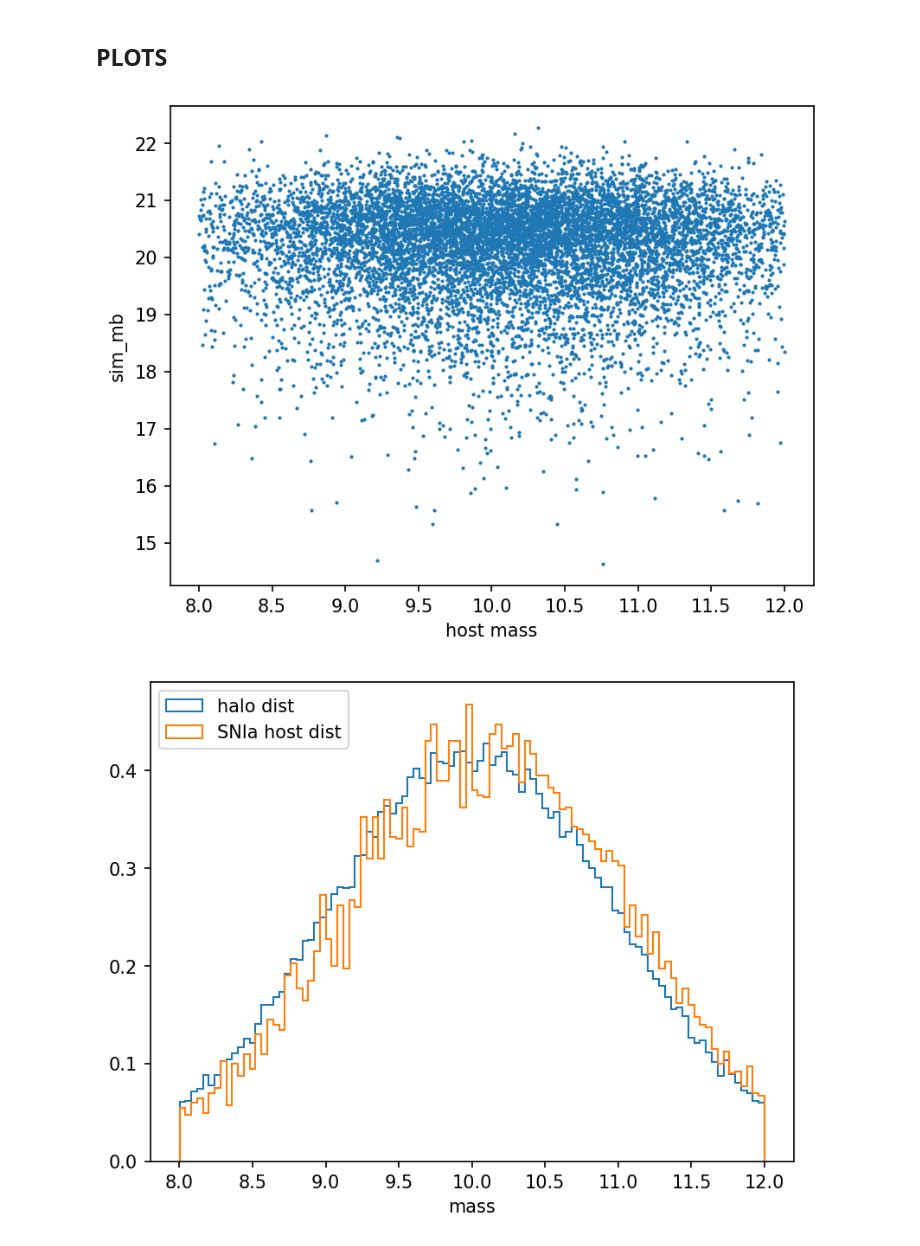
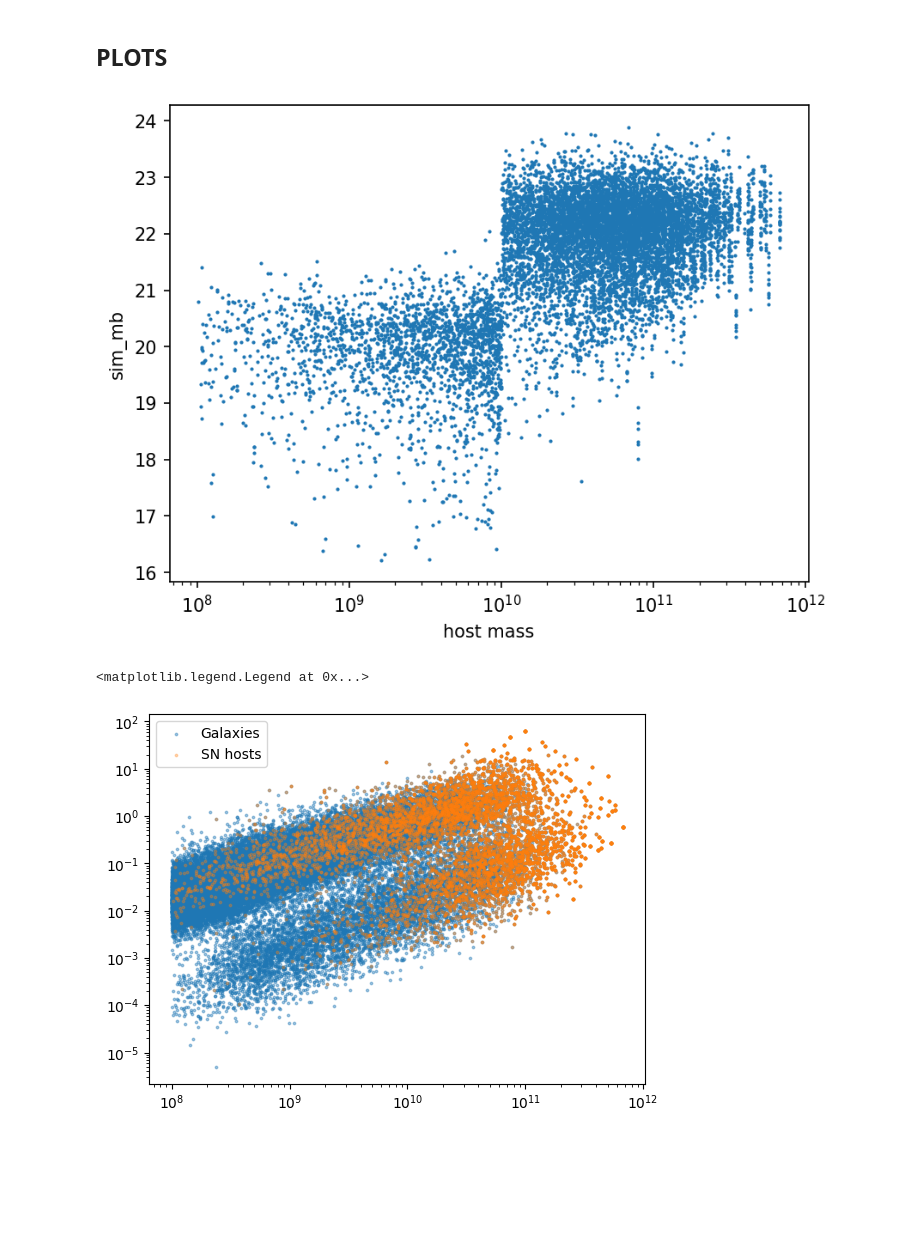
Before and after one commit to bastiencarreres/snsim, a Jupyter notebook: Examples/SNia_generator_host_correlation.ipynb, the cells around one changed output. Saved outputs shown, nothing was run; the diff lists cells and outputs as text; code cells hidden in the pictures; blank space fills up the shorter version.

```diff
--- a/Examples/SNia_generator_host_correlation.ipynb
+++ b/Examples/SNia_generator_host_correlation.ipynb
@@ -21,6 +23,7 @@ snia_gen = {'M0': 'jla', #'jla' is a default value, you can just put a number
             'sigM': 0.12,# intrinsic scatter of SNIA in Hubble Diagram
             'mass_step': 2,
             'model_name': 'salt2',
+
             'alpha': 0.14,
             'beta': 2.9,
             'dist_x1': 'N21',#default value, you can use gauss distribution [mean,sig] or
@@ -39,9 +42,10 @@ cmb = {'v_cmb': 0,
 
 #host file config
 host_conf ={
-    'host_file': './test_mock.parquet',
-    'key_dic': {'vpec_true': 'vpec' , 'mass':'host_mass', 'SFR':'host_sfr'}, #attention this depend on your mock file
-    'distrib': 'mass'}
+    'host_file': './test_mock_nbody.parquet',
+    'key_dic': {'vpec_true': 'vpec' , 'sm':'host_mass', 'sfr':'host_sfr'}, #attention this depend on your mock file
+    'distrib': 'mass_sfr'}
+#mass and sfr should not be in logaritmic scale
 
 host = snsim.survey_host.SnHost(host_conf)
 
@@ -102,17 +85,18 @@ plt.figure(dpi=150)
 plt.scatter([SN._sim_par['host_mass'] for SN in SNs], [SN.mb for SN in SNs], s=1)
 plt.xlabel('host mass')
 plt.ylabel('sim_mb')
+plt.xscale('log')
 plt.show()
 # %% [output]
-[figure, old version]
+[figure, new version]
 # %%
-df = pd.read_parquet('./test_mock.parquet')
-_, bins = np.histogram(df.mass,100)
-plt.figure(dpi=150)
-plt.hist(df.mass,bins,histtype='step',density=True,label='halo dist')
-plt.hist([SN._sim_par['host_mass'] for SN in SNs],bins,density=True,histtype='step',label='SNIa host dist')
-plt.xlabel('mass')
-plt.legend(loc='upper left')
-plt.show()
+df = pd.read_parquet('./test_mock_nbody.parquet')
+plt.figure()
+plt.scatter(df.sm,df.sfr,s=3,alpha=0.4,label='Galaxies')
+plt.scatter([SN._sim_par['host_mass'] for SN in SNs],[SN._sim_par['host_sfr'] for SN in SNs],s=3,alpha=0.3,label='SN hosts')
+plt.xscale('log')
+plt.yscale('log')
+plt.legend()
 # %% [output]
+<matplotlib.legend.Legend at 0x...>
-[figure, old version]
+[figure, new version]
```
Also changed, not shown: parts of 6 cells of this notebook, 56 other files.
